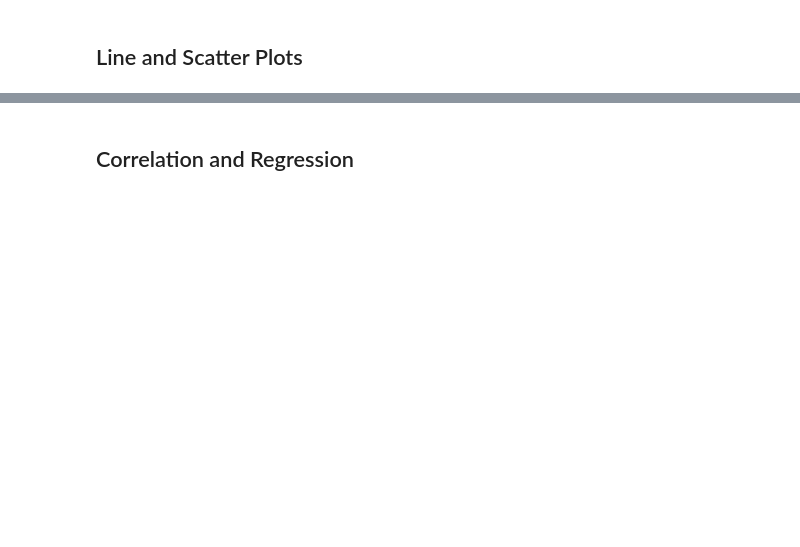
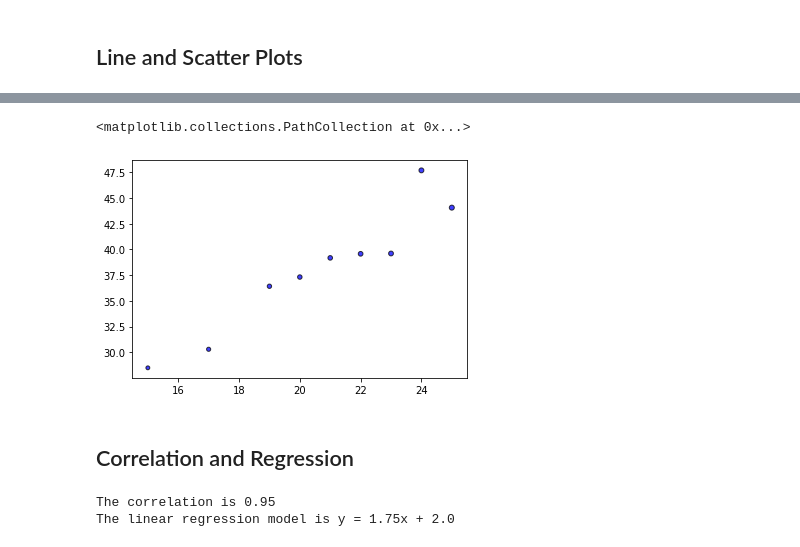
Before and after one commit to emriver222/MatPlotLib, a Jupyter notebook: Matplotlib HW.ipynb, the cells around one changed output, grey strips where cells are left out. Saved outputs shown, nothing was run; the diff lists cells and outputs as text; code cells hidden in the pictures; blank space fills up the shorter version.

```diff
--- a/Matplotlib HW.ipynb
+++ b/Matplotlib HW.ipynb
@@ -198,3 +261,11 @@ plt.pie(count, explode=explode, labels=labels, autopct='%1.1f%%',
 # %%
-# Generate a scatter plot of mouse weight versus
-#average tumor volume for the Capomulin regimen
+# Generate a scatter plot of mouse weight versus average tumor volume for the Capomulin regimen
+
+capomulin_2 = combined.loc[combined["Drug Regimen"]=="Capomulin"]
+
+
+#weight = capomulin_2.groupby(["Weight (g)"])
+mean = capomulin.groupby('Weight (g)').mean()['Tumor Volume (mm3)']
+
+mean_df = pd.DataFrame([mean]).transpose().reset_index()
+mean_df
@@ -201,2 +283,16 @@ plt.pie(count, explode=explode, labels=labels, autopct='%1.1f%%',
+# %%
+
+# List of values from 0 to 100 each value being 1 greater than the last
+x_axis = mean_df['Weight (g)']
+
+# Create a random array of data that we will use for our y values
+y_axis = mean_df['Tumor Volume (mm3)']
+
+
+plt.scatter(x_axis, y_axis, marker="o", facecolors="blue", edgecolors="black",
+            s=x_axis, alpha=0.75)
+# %% [output]
+<matplotlib.collections.PathCollection at 0x...>
+[figure, added]
 # %% [markdown]
 ## Correlation and Regression
@@ -205,0 +299,22 @@ plt.pie(count, explode=explode, labels=labels, autopct='%1.1f%%',
+# %%
+# Calculate the correlation coefficient and linear regression model
+# for mouse weight and average tumor volume for the Capomulin regimen
+weight2 = mean_df['Weight (g)']
+volume2 = mean_df['Tumor Volume (mm3)']
+
+correlation = st.pearsonr(weight2, volume2)
+
+print(f"The correlation is {round(correlation[0],2)}")
+
+
+x_values = weight2
+y_values = volume2
+(slope, intercept, rvalue, pvalue, stderr) = st.linregress(x_values, y_values)
+regress_values = x_values * slope + intercept
+line_eq = "y = " + str(round(slope,2)) + "x + " + str(round(intercept,2))
+
+
+print(f"The linear regression model is " + line_eq)
+# %% [output]
+The correlation is 0.95
+The linear regression model is y = 1.75x + 2.0
```
Also changed, not shown: parts of 12 cells of this notebook.
